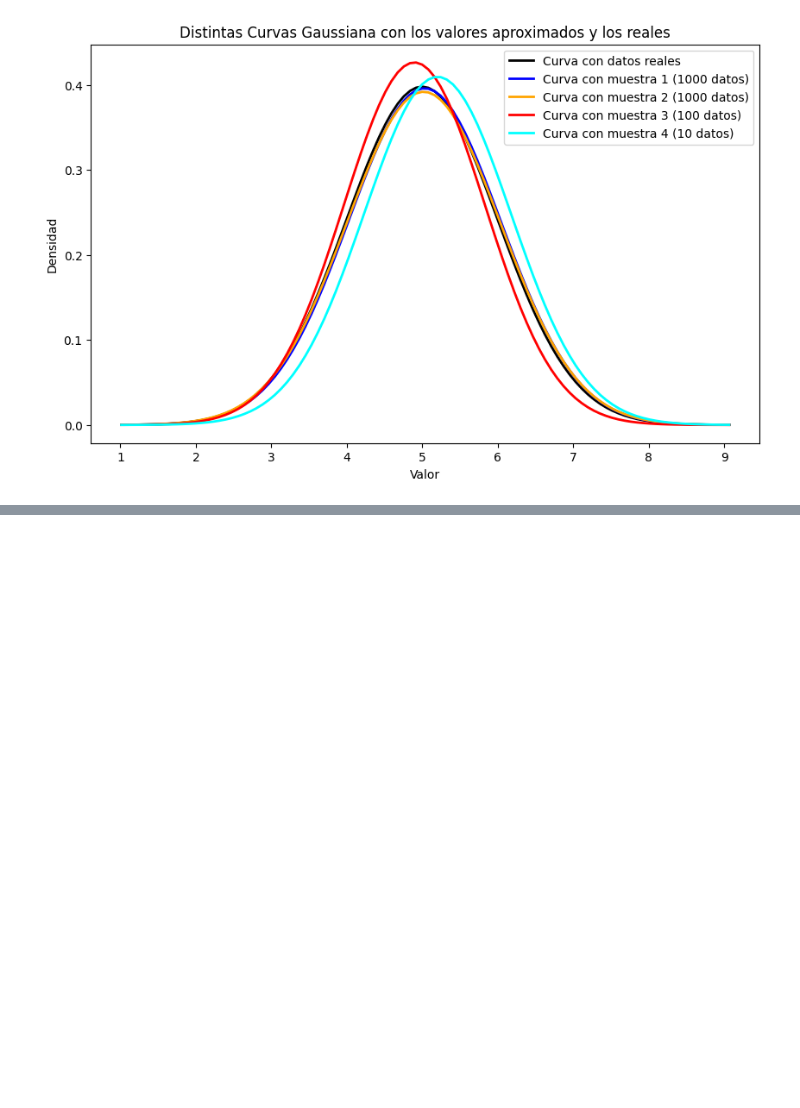
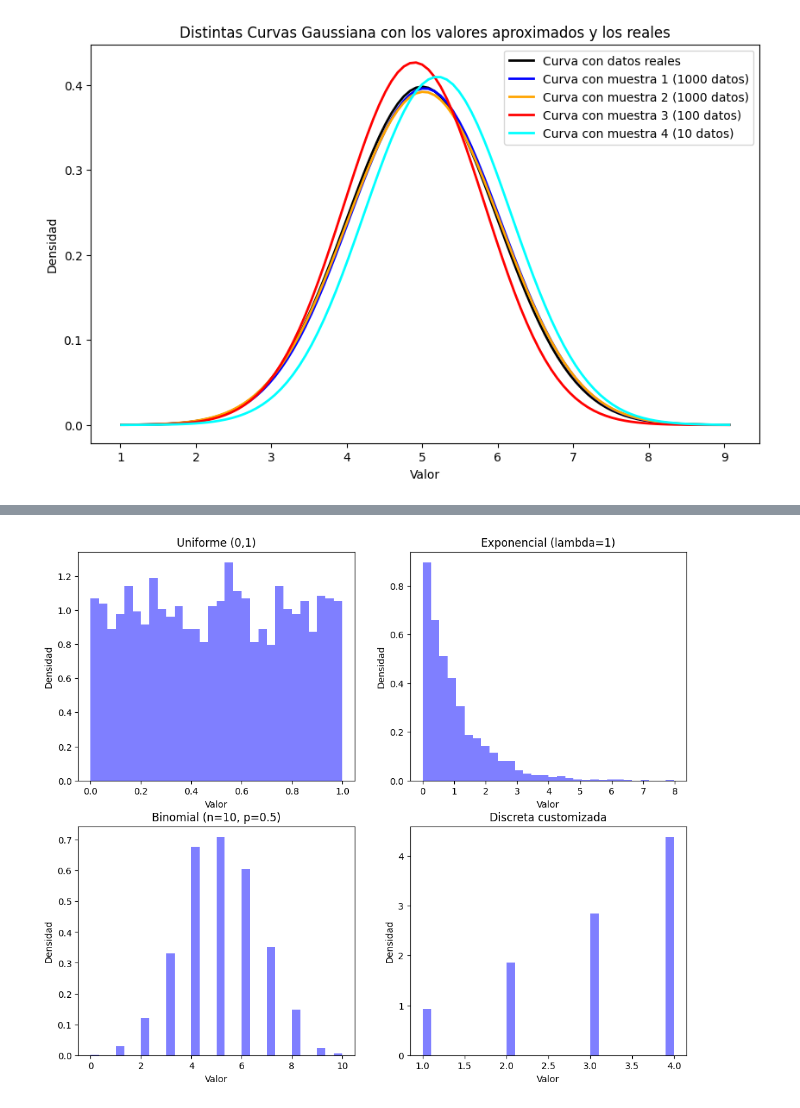
Before and after one commit to tonahdztoro/PE_2025, a Jupyter notebook: Notebooks/Unidad 3.ipynb, the cells around one changed output, grey strips where cells are left out. Drawn from its saved outputs; the diff is of its cells as text; code cells hidden in the pictures; blank space fills up the shorter version.

```diff
--- a/Notebooks/Unidad 3.ipynb
+++ b/Notebooks/Unidad 3.ipynb
@@ -254,0 +306,11 @@ La desviación estándar de la muestra es: 0.9735641404867984
+# %%
+# Densidad de las 4 distribuciones
+plt.figure(figsize=(12, 10))
+for i, column in enumerate(data.columns):
+    plt.subplot(2, 2, i + 1)
+    plt.hist(data[column], bins=30, weights=np.ones_like(data[column]), density=True, alpha=0.5, color='b')
+    plt.title(column)
+    plt.xlabel('Valor')
+    plt.ylabel('Densidad')
+# %% [output]
+[figure, added]
```
Also changed, not shown: parts of 6 cells of this notebook.
